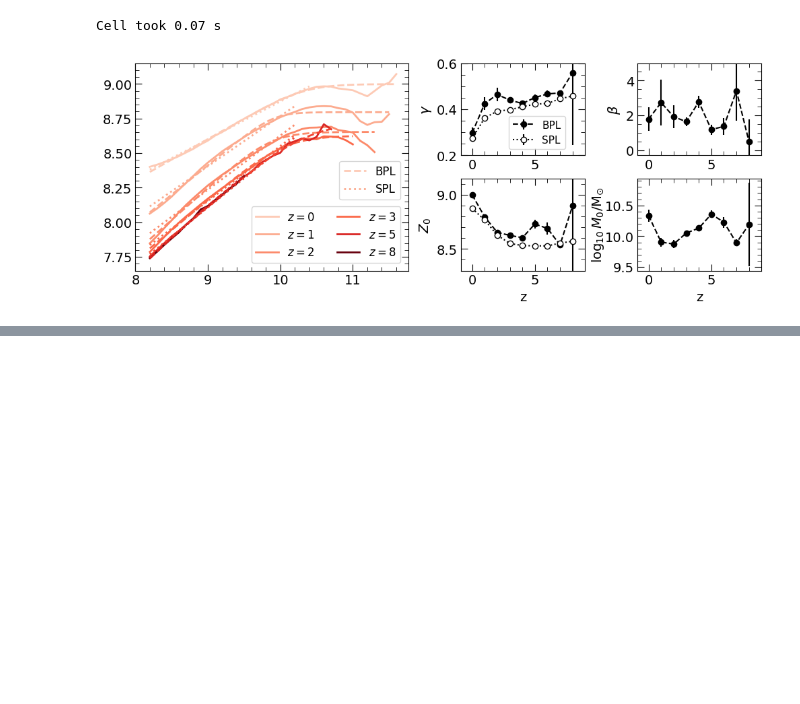
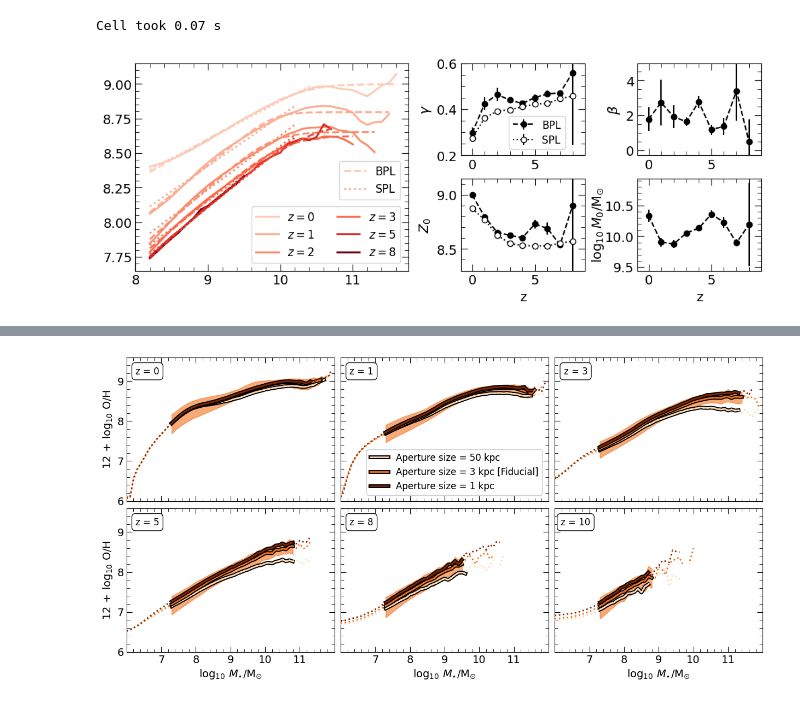
Before and after one commit to psharda/colibre_mzr_sharda26, a Jupyter notebook: plotting_scripts.ipynb, the cells around one changed output, grey strips where cells are left out. Drawn from its saved outputs; the diff is of its cells as text; code cells hidden in the pictures; blank space fills up the shorter version.

Commit message:
add data and code for figure 9

```diff
--- a/plotting_scripts.ipynb
+++ b/plotting_scripts.ipynb
@@ -964,0 +950,76 @@ array([6.05971098, 7.33769512, 8.02996922, 6.70341969, 7.39801216,
+# %%
+_tstart = time.time()
+f, ax = plt.subplots(2,3, figsize=(15, 7), gridspec_kw = {'wspace':0.03, 'hspace':0.05})
+fontsize=14
+min_count=20
+reslimit_count=10
+
+cmap = plt.cm.Oranges
+colorss = cmap(np.linspace(0.2, 1, 3))
+
+zorder = 4
+snaps = ['0127', '0092', '0064', '0048', '0026', '0018']
+zz = [0, 1, 3, 5, 8, 10]
+lw=2
+model ='m6'
+for idx, snap in enumerate(snaps):
+
+    i, j = divmod(idx, 3)
+
+    bb = np.load(simpath+f'plot_mzr_sims_data_oxygen_50kpc_{model}_{zz[idx]}.npz')
+    mask = (bb['counts'] >= min_count) & (10**bb['bin_centers'] >= reslimit_count * masslimits[model])
+    ax[i][j].plot(bb['bin_centers'][mask], bb['medians'][mask], lw=2, color=colorss[0], zorder=zorder, path_effects=PATH_EFFECTS)
+    mask = (bb['counts'] >= min_count)
+    ax[i][j].plot(bb['bin_centers'][mask], bb['medians'][mask], lw=2, color=colorss[0], ls='dotted', zorder=zorder)
+    mask = (10**bb['bin_centers'] >= reslimit_count * masslimits[model])
+    ax[i][j].plot(bb['bin_centers'][mask], bb['medians'][mask], lw=2, color=colorss[0], ls='dotted', zorder=zorder)
+
+    bb = np.load(simpath+f'plot_mzr_sims_data_{model}_{zz[idx]}.npz')
+    #flag galaxies with < min_count and < reslimit_count
+    mask = (bb['counts'] >= min_count) & (10**bb['bin_centers'] >= reslimit_count * masslimits[model])
+    ax[i][j].plot(bb['bin_centers'][mask], bb['medians'][mask], lw=2, color=colorss[1], path_effects=PATH_EFFECTS, zorder=zorder)
+    #plot 16/84 percentile scatter
+    ax[i][j].fill_between(bb['bin_centers'][mask], bb['p16'][mask], bb['p84'][mask], color=colorss[1], alpha=0.6, zorder=1)
+    mask = (bb['counts'] >= min_count)
+    ax[i][j].plot(bb['bin_centers'][mask], bb['medians'][mask], lw=2, color=colorss[1], ls='dotted', zorder=zorder)
+    mask = (10**bb['bin_centers'] >= reslimit_count * masslimits[model])
+    ax[i][j].plot(bb['bin_centers'][mask], bb['medians'][mask], lw=2, color=colorss[1], ls='dotted', zorder=zorder)
+
+    bb = np.load(simpath+f'plot_mzr_sims_data_oxygen_1kpc_{model}_{zz[idx]}.npz')
+    mask = (bb['counts'] >= min_count) & (10**bb['bin_centers'] >= reslimit_count * masslimits[model])
+    ax[i][j].plot(bb['bin_centers'][mask], bb['medians'][mask], lw=2, color=colorss[2], zorder=zorder, path_effects=PATH_EFFECTS)
+    mask = (bb['counts'] >= min_count)
+    ax[i][j].plot(bb['bin_centers'][mask], bb['medians'][mask], lw=2, color=colorss[2], ls='dotted', zorder=zorder)
+    mask = (10**bb['bin_centers'] >= reslimit_count * masslimits[model])
+    ax[i][j].plot(bb['bin_centers'][mask], bb['medians'][mask], lw=2, color=colorss[2], ls='dotted', zorder=zorder)
+
+    set_allticks(ax[i][j], fontsize=fontsize)
+    ax[i][j].set_xticks([7, 8, 9, 10, 11])
+    ax[i][j].set_ylim(6, 9.6)
+    ax[i][j].set_xlim(6, 12)
+    ax[i][j].text(np.log10(4e6), 9.25, 'z = %d'%zz[idx], ha='center', va='center', fontsize=fontsize-2, bbox=bbox)
+    if i==1:
+        ax[i][j].set_xlabel(r'$\log_{10}\,M_{\star}/\rm{M_{\odot}}$', fontsize=fontsize)
+    else:
+        ax[i][j].set_xticklabels([])
+    if j==0:
+        ax[i][j].set_ylabel(r'$12\,+\,\log_{10}\,\rm{O/H}$', fontsize=fontsize)
+    else:
+        ax[i][j].set_yticklabels([])
+
+ax[0][1].plot(bb['bin_centers']*0, bb['medians']*0, lw=lw, color=colorss[0], label=r'Aperture size = 50 kpc', path_effects=PATH_EFFECTS)
+ax[0][1].plot(bb['bin_centers']*0, bb['medians']*0, lw=lw, color=colorss[1], label=r'Aperture size = 3 kpc', path_effects=PATH_EFFECTS)
+ax[0][1].plot(bb['bin_centers']*0, bb['medians']*0, lw=lw, color=colorss[2], label=r'Aperture size = 1 kpc', path_effects=PATH_EFFECTS)
+
+lines=ax[0][1].get_lines()
+aa=len(lines)-1
+legend2 = ax[0][1].legend([lines[i] for i in [aa-2, aa-1, aa]], [r'Aperture size = 50 kpc',
+                                                                 r'Aperture size = 3 kpc [Fiducial]',
+                                                                 r'Aperture size = 1 kpc'],
+                     loc='lower right', fontsize=fontsize-2, ncol=1, bbox_to_anchor=(0.99, 0.01))
+ax[0][1].add_artist(legend2)
+
+
+#f.savefig('Figure9.pdf', bbox_inches='tight')
+print(f"Cell took {time.time() - _tstart:.2f} s")
+# %% [output]
@@ -964,0 +1027 @@ array([6.05971098, 7.33769512, 8.02996922, 6.70341969, 7.39801216,
+[figure, added]
```
Also changed, not shown: parts of 2 cells of this notebook, 12 other files.
